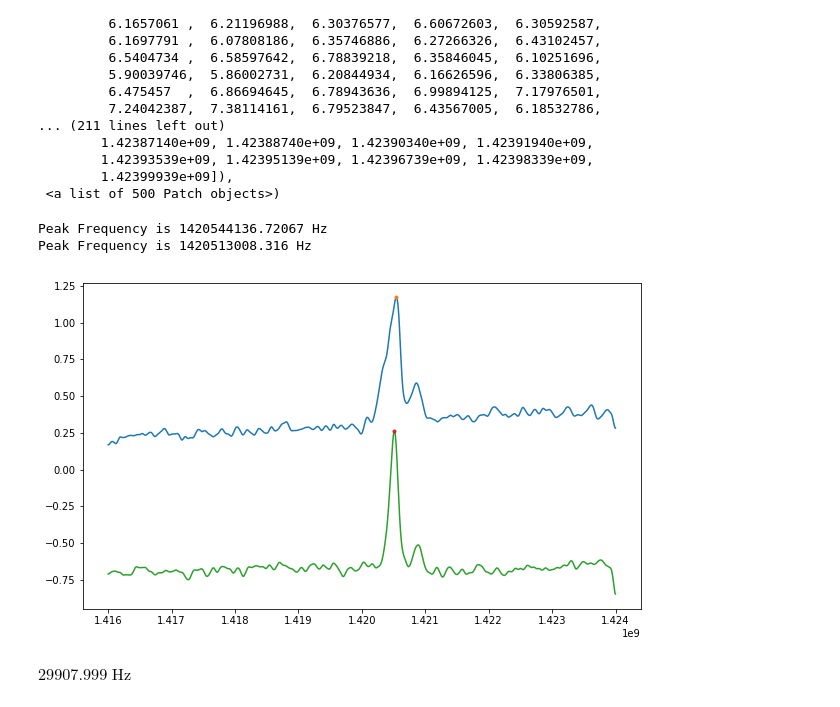
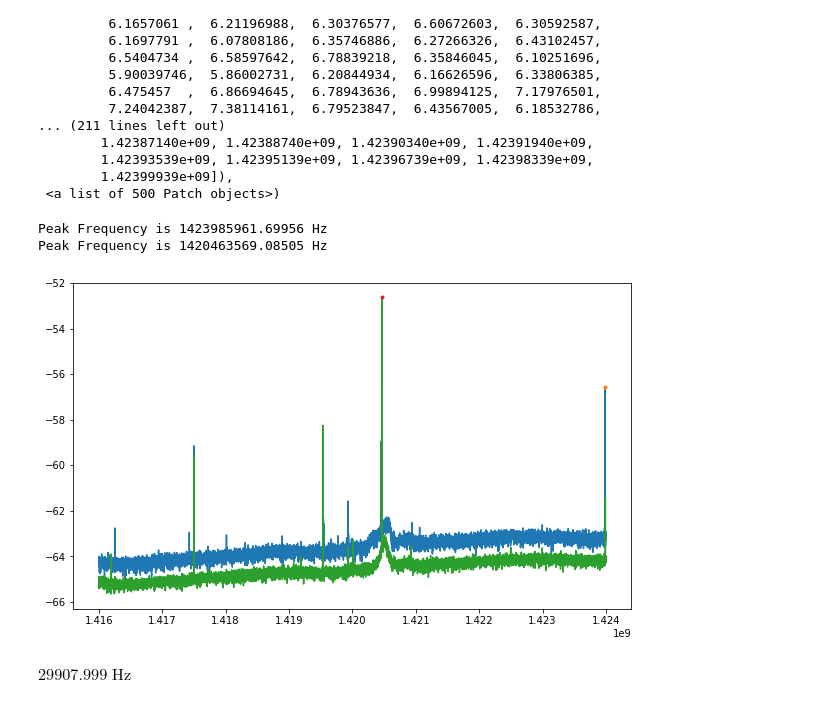
Before and after one commit to ShaabanM/ast2050_lab3, a Jupyter notebook: Analysis.ipynb, the cells around one changed output. Drawn from its saved outputs; the diff is of its cells as text; code cells hidden in the pictures.

```diff
--- a/Analysis.ipynb
+++ b/Analysis.ipynb
@@ -8,7 +8,9 @@ from astropy import units as u
 import matplotlib
 from astropy import constants as apyconst
 from IPython.display import Image
-matplotlib.rcParams['figure.figsize'] = [10, 6]
+matplotlib.rcParams['figure.figsize'] = [12, 8]
+from scipy.ndimage import gaussian_filter
+from scipy.signal import find_peaks, peak_prominences
 
 # import jtplot module in notebook
 from jupyterthemes import jtplot
@@ -528,14 +741,14 @@ plt.hist(x,500, weights=y)
         1.42399939e+09]),
  <a list of 500 Patch objects>)
 # %%
-x1,y1 = import_data("day_2/altair.csv","day_2/off.csv")
-x2,y2 = import_data("day_1/5min_altair.csv","day_1/5min_off_altair.csv")
-plot_peak(x1,y1)
-plot_peak(x2,y2)
+x1,y1 = import_data("day_2/altair.csv","day_2/off.csv",remove_base=False)
+x2,y2 = import_data("day_1/5min_altair.csv","day_1/5min_off_altair.csv",remove_base=False)
+plot_peak(x1,y1,0)
+plot_peak(x2,y2,0)
 # %% [output]
-Peak Frequency is 1420544136.72067 Hz
-Peak Frequency is 1420513008.316 Hz
+Peak Frequency is 1423985961.69956 Hz
+Peak Frequency is 1420463569.08505 Hz
-[figure, old version]
+[figure, new version]
 # %%
 (peaks[0] - 1420513008)*u.Hz
 # %% [output]
```
Also changed, not shown: parts of 34 cells of this notebook.
